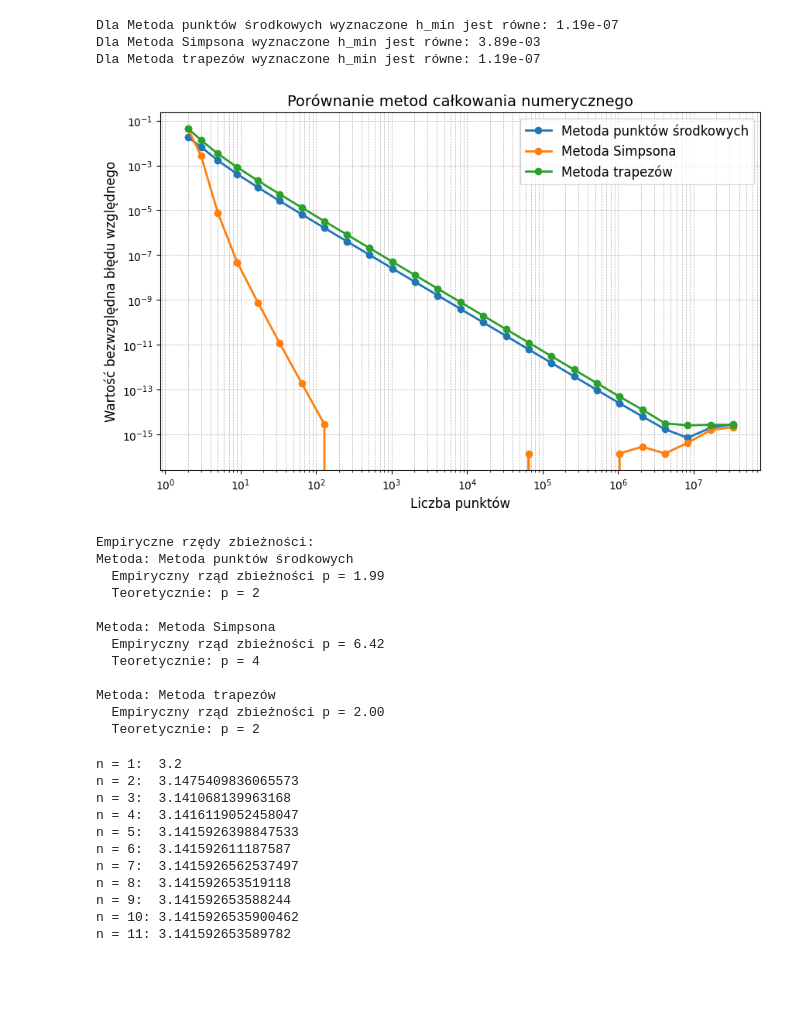
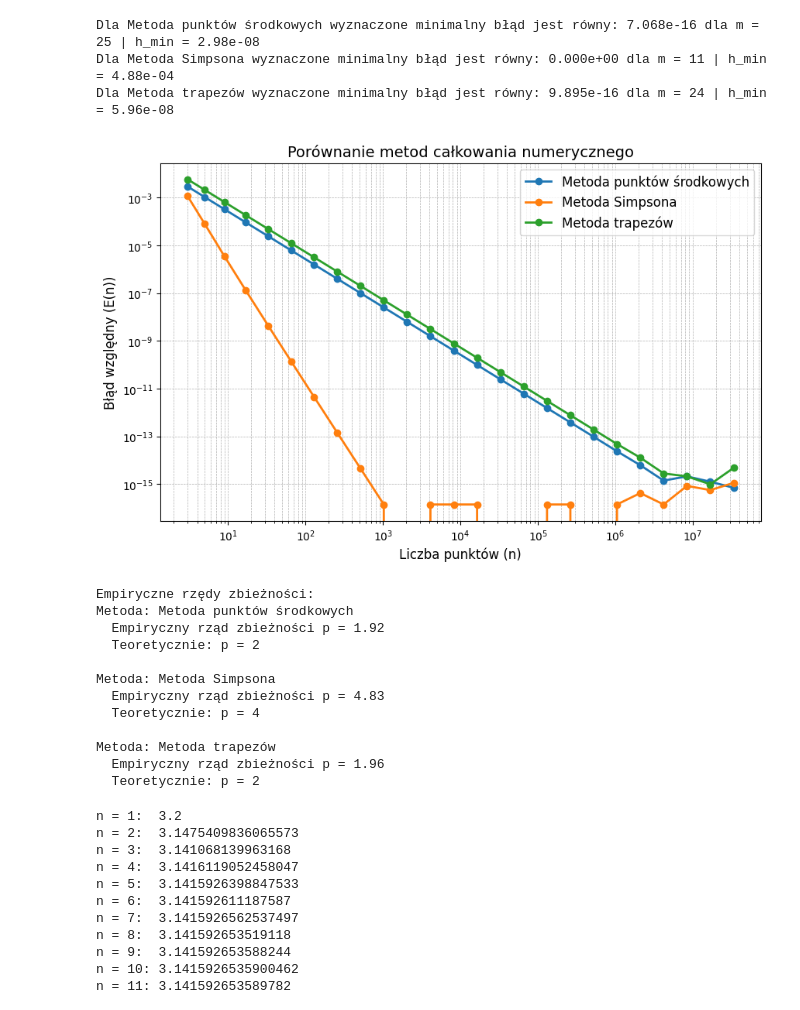
Before and after one commit to FalcO0O/MOWNiT, a Jupyter notebook: Lab_6/main.ipynb, the cells around one changed output. Saved outputs shown, nothing was run; the diff lists cells and outputs as text; code cells hidden in the pictures; blank space fills up the shorter version.

```diff
--- a/Lab_6/main.ipynb
+++ b/Lab_6/main.ipynb
@@ -5,9 +5,16 @@ import matplotlib.pyplot as plt
 
 f = lambda x: 4/(1+x**2)
 # %%
+import numpy as np
+from scipy.integrate import trapezoid, simpson
+import matplotlib.pyplot as plt
+
+def f(x):
+    return 4 / (1 + x**2)
+
 def make_points(m: int):
     """Tworzy punkty na przedziale [0,1] z 2^m + 1 węzłami."""
-    return np.linspace(0, 1, 2**m + 1)
+    return np.linspace(0, 1, 2**m + 2)
 
 def integrate_trapz(f, x: np.array):
     """Całkuje przy użyciu metody trapezów."""
@@ -23,14 +30,6 @@ def integrate_mid_point(f, x: np.array):
     midpoints = (x[:-1] + x[1:]) / 2.0
     return h * np.sum(f(midpoints))
 
-def integrate_gauss_legendre(f, n):
-    """Całkuje funkcję f na przedziale [0, 1] przy użyciu kwadratury Gaussa-Legendre'a."""
-    x, w = np.polynomial.legendre.leggauss(n)
-    x = 0.5*x+0.5
-    w = 0.5*w
-    integral = np.sum(w*f(x))
-    return integral
-
 def calc_errors(m_array, integration_method, real_value):
     """Oblicza błąd względny dla kolejnych wartości m."""
     err_array = []
@@ -44,9 +43,13 @@ def h_min(m_array : np.array, errors : np.array):
     index = np.argmin(errors)
     return 1 / (2 ** m_array[index] + 1)
 
+def m_min(m_array : np.array, errors : np.array):
+    index = np.argmin(errors)
+    return m_array[index]
+
 def plot_error_comparison(integration_methods, m_max=25, real_value=np.pi):
     """Rysuje wykres porównujący błędy względne różnych metod całkowania."""
-    m_values = np.arange(m_max + 1)
+    m_values = np.arange(1, m_max + 1)
     # Liczba punktów dla kolejnych m: 2^m + 1
     x_values = [2**m + 1 for m in m_values]
 
@@ -54,24 +57,21 @@ def plot_error_comparison(integration_methods, m_max=25, real_value=np.pi):
 
     # Rysowanie wykresu dla każdej metody
     for label, method in integration_methods.items():
-        if method == integrate_gauss_legendre:
-            relative_error(f, real_value, label=label)
-        else:
-            errors = calc_errors(m_values, method, real_value)
-            print("Dla {} wyznaczone h_min jest równe: {:.2e}".format(label, h_min(m_values, errors), ))
-            plt.plot(x_values, errors, lw=2, label=label, marker = 'o')
+        errors = calc_errors(m_values, method, real_value)
+        print("Dla {} wyznaczone minimalny błąd jest równy: {:.3e} dla m = {} | h_min = {:.2e}".format(label, np.min(errors), m_min(m_values, errors), h_min(m_values, errors)))
+        plt.plot(x_values, errors, lw=2, label=label, marker = 'o')
 
     plt.xscale('log')
     plt.yscale('log')
-    plt.xlabel('Liczba punktów', fontsize=12)
-    plt.ylabel('Wartość bezwzględna błędu względnego', fontsize=12)
+    plt.xlabel('Liczba punktów (n)', fontsize=12)
+    plt.ylabel('Błąd względny (E(n))', fontsize=12)
     plt.title('Porównanie metod całkowania numerycznego', fontsize=14)
     plt.legend(fontsize=12)
     plt.grid(True, which="both", ls="--", lw=0.5)
     plt.show()
 
-def convergence_tier(integration_methods, m_max=25, real_value=np.pi):
-    m_values = np.arange(m_max + 1)
+def convergance_tier(integration_methods, m_max=25, real_value=np.pi):
+    m_values = np.arange(1, m_max + 1)
     h_values = 1 / (2 ** m_values)
 
     # Oblicz empiryczny rząd zbieżności – wykonujemy regresję liniową dla log(błąd) vs log(h)
@@ -81,49 +81,49 @@ def convergence_tier(integration_methods, m_max=25, real_value=np.pi):
 
         # Znajdź indeks minimalnego błędu (po nim już zaczynają pojawiać się efekty błędu numerycznego)
         m_min_index = np.argmin(errors)
         # Wybieramy tylko te wartości, w których metoda zachowuje się należycie – przyjmujemy zakres do m_min_index
         valid_indices = np.arange(0, m_min_index)
 
         h_valid = h_values[valid_indices]
         errors_valid = errors[valid_indices]
 
         # Regresja liniowa: dopasowujemy równanie: log(errors) = p * log(h) + log(C)
         p, C = np.polyfit(np.log(h_valid), np.log(errors_valid), 1)
 
         print(f"Metoda: {label}")
         print(f"  Empiryczny rząd zbieżności p = {p:.2f}")
 
         # Porównujemy z wartościami teoretycznymi.
         if label in ["Metoda punktów środkowych", "Metoda trapezów"]:
             print("  Teoretycznie: p = 2")
         elif label == "Metoda Simpsona":
             print("  Teoretycznie: p = 4")
         print()
 
 integration_methods = {
     "Metoda punktów środkowych": integrate_mid_point,
     "Metoda Simpsona": integrate_simps,
     "Metoda trapezów": integrate_trapz
 }
 
 plot_error_comparison(integration_methods)
-convergence_tier(integration_methods)
+convergance_tier(integration_methods)
 # %% [output]
-Dla Metoda punktów środkowych wyznaczone h_min jest równe: 1.19e-07
-Dla Metoda Simpsona wyznaczone h_min jest równe: 3.89e-03
-Dla Metoda trapezów wyznaczone h_min jest równe: 1.19e-07
+Dla Metoda punktów środkowych wyznaczone minimalny błąd jest równy: 7.068e-16 dla m = 25 | h_min = 2.98e-08
+Dla Metoda Simpsona wyznaczone minimalny błąd jest równy: 0.000e+00 dla m = 11 | h_min = 4.88e-04
+Dla Metoda trapezów wyznaczone minimalny błąd jest równy: 9.895e-16 dla m = 24 | h_min = 5.96e-08
-[figure, old version]
+[figure, new version]
 Empiryczne rzędy zbieżności:
 Metoda: Metoda punktów środkowych
-  Empiryczny rząd zbieżności p = 1.99
+  Empiryczny rząd zbieżności p = 1.92
   Teoretycznie: p = 2
 
 Metoda: Metoda Simpsona
-  Empiryczny rząd zbieżności p = 6.42
+  Empiryczny rząd zbieżności p = 4.83
   Teoretycznie: p = 4
 
 Metoda: Metoda trapezów
-  Empiryczny rząd zbieżności p = 2.00
+  Empiryczny rząd zbieżności p = 1.96
   Teoretycznie: p = 2
 # %%
 # Task 2
```
